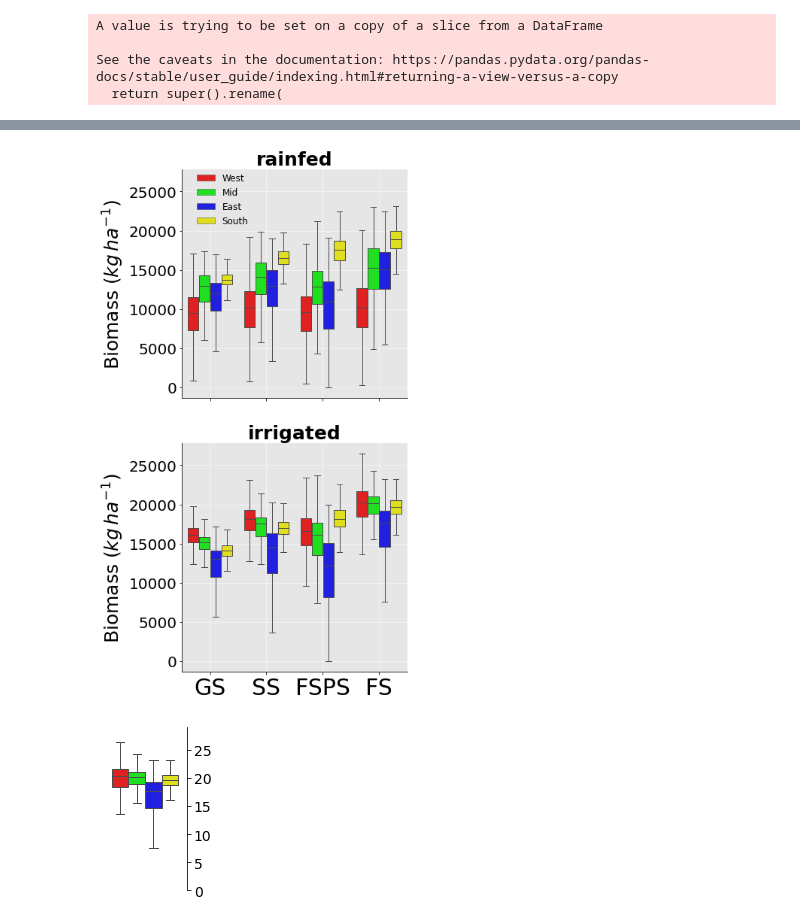
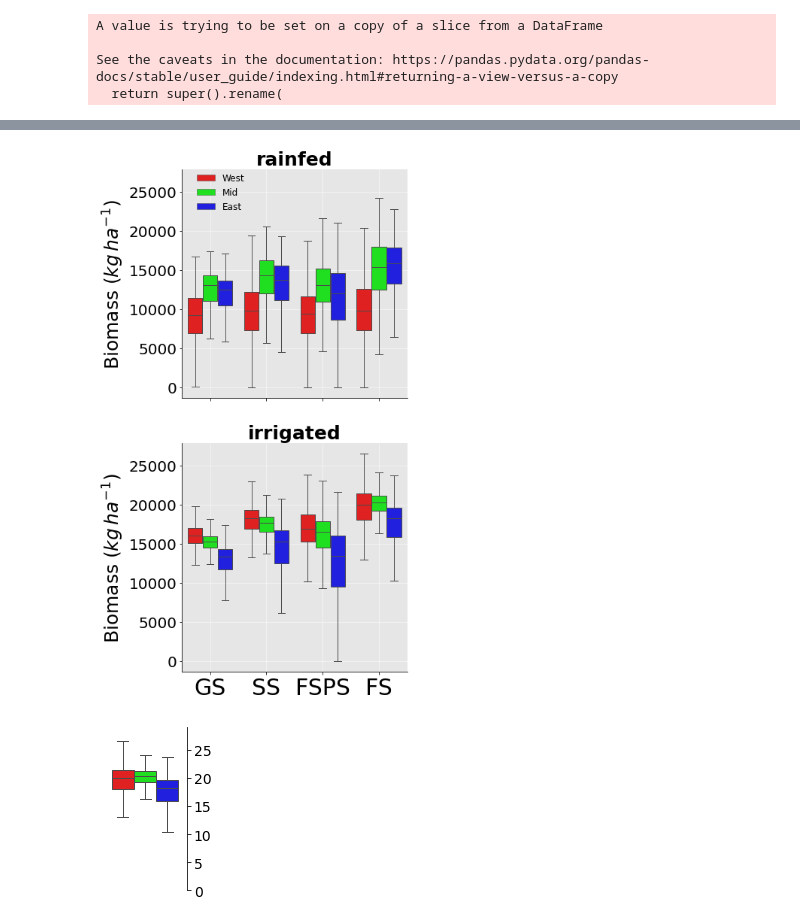
Before and after one commit to JJguri/Mapping-tools, a Jupyter notebook: k-clustering-env.ipynb, the cells around one changed output, grey strips where cells are left out. Drawn from its saved outputs; the diff is of its cells as text; code cells hidden in the pictures.

```diff
--- a/k-clustering-env.ipynb
+++ b/k-clustering-env.ipynb
@@ -142,9 +151,9 @@ X
 # %%
 #Calculate clusters using k-means
 
-kmeans = KMeans(n_clusters=4, n_init=200) #algorithm='elkan'
+kmeans = KMeans(n_clusters=3, n_init=5000, algorithm='elkan')
 
-y = kmeans.fit_predict(X[['TempIn','RainIn','RadiationIn']])
+y = kmeans.fit_predict(X[['rain40DAS','rain80DAS','rainHarv','rad40DAS','rad80DAS','radHarv','temp40DAS','temp80DAS','tempHarv']])
 
 X['env'] = y
 #print(X)
@@ -192,6 +206,5 @@ df_env.env[0:,0:].plot(yincrease=True, x='lon', y='lat')
 # %%
 #Create name for environments
-X.loc[X.env == 1, 'env_name'] = "West"
-X.loc[X.env == 2, 'env_name'] = "Mid"
+X.loc[X.env == 2, 'env_name'] = "West"
+X.loc[X.env == 1, 'env_name'] = "Mid"
 X.loc[X.env == 0, 'env_name'] = "East"
-X.loc[X.env == 3, 'env_name'] = "South"
@@ -335,8 +528,8 @@ X.to_csv(r'C:\Users\uqjojeda\Nextcloud\PURTERRA-A0131\2020\paper\data\dfenv.csv'
 # %%
 #Merge dataframes to integrate the environment column with other variables
-new = pd.merge(X, df0, how ='inner', on =['lat','lon'])
-new2=new.drop(['RadiationIn_y','TempIn_y','RainIn_y','biomass_x'], axis=1)
-new2.rename(columns={'RadiationIn_x':'RadiationIn','TempIn_x':'TempIn','RainIn_x':'RainIn','biomass_y':'biomass'}, inplace=True)
+new2 = pd.merge(X, df0, how ='inner', on =['lat','lon'])
+#new2=new.drop(['RadiationIn_y','TempIn_y','RainIn_y','biomass_x'], axis=1)
+new2.rename(columns={'biomass_y':'biomass'}, inplace=True)
 
 #Change name of environments accordingly with levels of rad, rain and temp
 
@@ -359,35 +552,35 @@ a.biomass.plot.hist()
 # %%
 #Plot biomass by environment, cultivar and irrigation management
-color_dict = dict({'East':'#0000fe','Mid':'#00ff01','West': '#ff0101','South': 'yellow'})
+color_dict = dict({'East':'#0000fe','Mid':'#00ff01','West': '#ff0101'})
 
 tkt_plot_detailed =sns.catplot(x="cv", order=['GS','SS','FSPS','FS'], y="biomass", data=new2, hue='env_name',
-                               hue_order=['West','Mid','East','South'], linewidth=1, kind='box', col='irr_name',
+                               hue_order=['West','Mid','East'], linewidth=1, kind='box', col='irr_name',
                                col_wrap=1, legend=False, showfliers = False, palette=color_dict)
 
 tkt_plot_detailed.set_axis_labels("", "Biomass ($kg\,ha^{-1}$)",fontsize= 25)
 tkt_plot_detailed.set_titles(col_template="{col_name}", fontweight='bold', size=25)
 
 for ax in tkt_plot_detailed.axes.flatten():
 
     ax.grid(True, 'major', color='w', linestyle='-', linewidth=0.5)
     ax.grid(True, 'minor', color='0.92', linestyle='-', linewidth=0.7)
     ax.patch.set_facecolor('0.90')
     ax.set_axisbelow(True)
     ax.yaxis.set_tick_params(labelsize=20)
     ax.xaxis.set_tick_params(labelsize=30)
     ax.set_xticklabels(ax.get_xticklabels(),rotation=0)
     pos   = [0, 1, 2, 3]
     label = ['GS','SS','FSPS','FS']
     ax.set_xticks(pos)
     ax.set_xticklabels(label)
 
 plt.legend(prop=dict(size=12),bbox_to_anchor=(0.05, 2.2), loc=2, borderaxespad=0., frameon=False)
 plt.subplots_adjust(wspace=0.2, hspace=0.2)
 #plt.savefig(r'C:\Users\uqjojeda\Nextcloud\PURTERRA-A0131\2020\paper\figs\envs.png', dpi=300,bbox_inches='tight')
 hide_toggle()
 # %% [output]
 [interactive output not drawn]
-[figure, old version]
+[figure, new version]
 # %%
 #Create subset of dataframes to create singular plots for biomass
 new2['biomass2']=new2['biomass']/1000
@@ -408,8 +601,8 @@ FSi = irrigated.where(irrigated['cv'] == 'FS')
 #Plot biomass by environment, cultivar and irrigation management
 
 fig = plt.figure(figsize=(1.5,3))
-color_dict = dict({'East':'#0000fe','Mid':'#00ff01','West': '#ff0101','South': 'yellow'})
-ax=sns.boxplot(x="cv", y="biomass2", data=FSi, hue='env_name', hue_order=['West','Mid','East','South'], linewidth=1, showfliers = False, palette=color_dict)
+color_dict = dict({'East':'#0000fe','Mid':'#00ff01','West': '#ff0101'})
+ax=sns.boxplot(x="cv", y="biomass2", data=FSi, hue='env_name', hue_order=['West','Mid','East'], linewidth=1, showfliers = False, palette=color_dict)
 plt.ylabel('', fontsize =13)
 plt.xlabel('', fontsize =13)
 ax.yaxis.tick_right()
@@ -425,9 +618,9 @@ ax.axes.get_xaxis().set_visible(False)
 ax.get_legend().remove()
 ax.set_ylim([0,29])
 
-#fig.savefig(r'C:\Users\uqjojeda\Nextcloud\PURTERRA-A0131\2020\paper\figs\env1.png', dpi=300,bbox_inches='tight',transparent=True)
+fig.savefig(r'C:\Users\uqjojeda\Nextcloud\PURTERRA-A0131\2020\paper\figs\env1.png', dpi=300,bbox_inches='tight',transparent=True)
 # %% [output]
-[figure, old version]
+[figure, new version]
 # %%
 #Saving xarray as nc file
 #df_env.to_netcdf(r"C:\Users\uqjojeda\Nextcloud\PURTERRA-A0131\2020\paper\data\env.nc")
```
Also changed, not shown: parts of 12 cells of this notebook.
